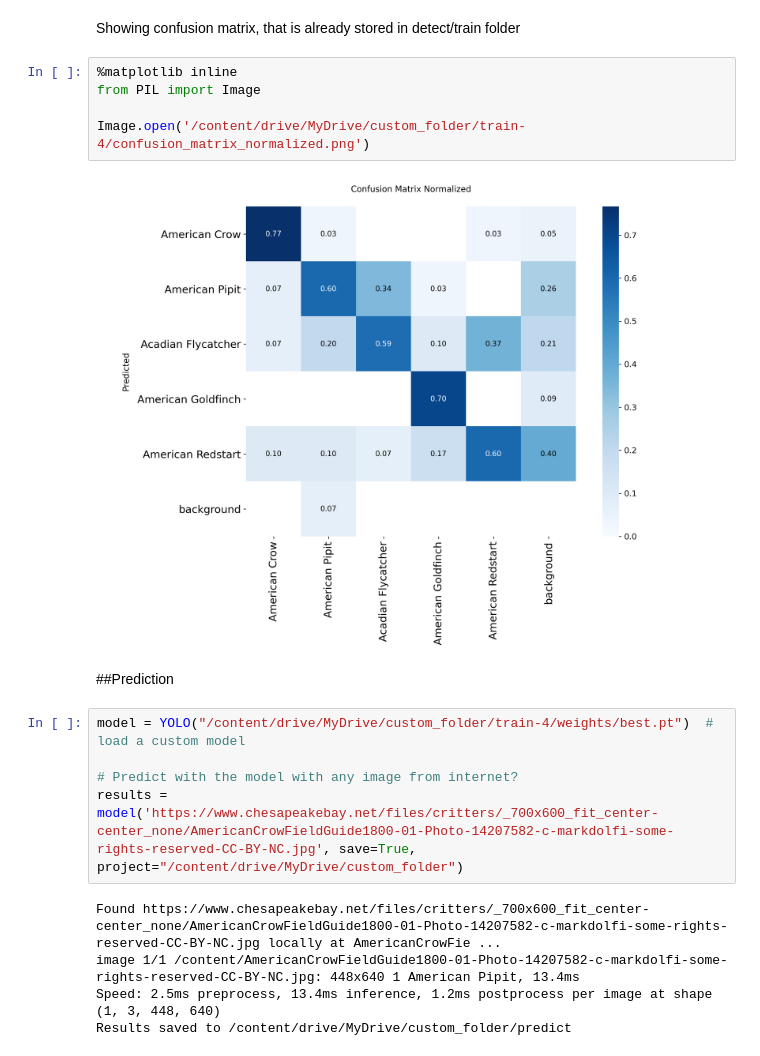
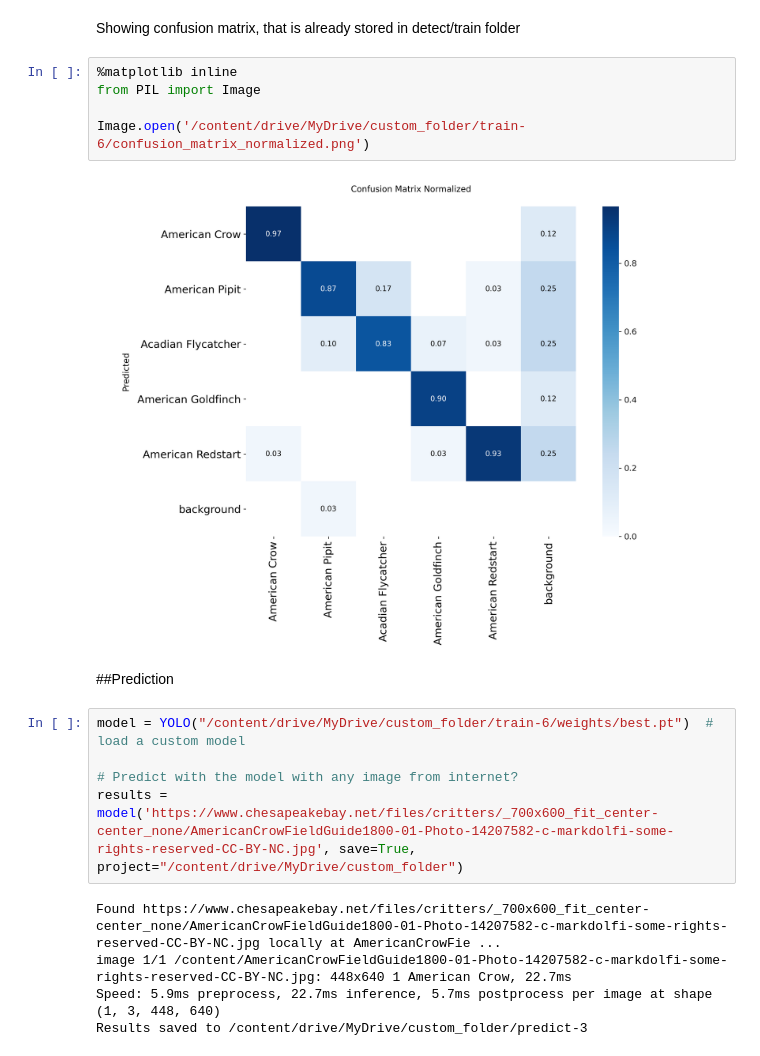
Before and after one commit to Yayu11/IAT360_Computer-Vision-Project, a Jupyter notebook: ComputerVisionProject.ipynb, the cells around one changed output. Saved outputs shown, nothing was run; the diff lists cells and outputs as text.

```diff
--- a/ComputerVisionProject.ipynb
+++ b/ComputerVisionProject.ipynb
@@ -700,22 +700,22 @@ Showing confusion matrix, that is already stored in detect/train folder
 # %%
 %matplotlib inline
 from PIL import Image
 
-Image.open('/content/drive/MyDrive/custom_folder/train-4/confusion_matrix_normalized.png')
+Image.open('/content/drive/MyDrive/custom_folder/train-6/confusion_matrix_normalized.png')
 # %% [output]
-[figure, old version]
+[figure, new version]
 # %% [markdown]
 ##Prediction
 # %%
-model = YOLO("/content/drive/MyDrive/custom_folder/train-4/weights/best.pt")  # load a custom model
+model = YOLO("/content/drive/MyDrive/custom_folder/train-6/weights/best.pt")  # load a custom model
 
 # Predict with the model with any image from internet?
 results = model('https://www.chesapeakebay.net/files/critters/_700x600_fit_center-center_none/AmericanCrowFieldGuide1800-01-Photo-14207582-c-markdolfi-some-rights-reserved-CC-BY-NC.jpg', save=True, project="/content/drive/MyDrive/custom_folder")
 # %% [output]
 Found https://www.chesapeakebay.net/files/critters/_700x600_fit_center-center_none/AmericanCrowFieldGuide1800-01-Photo-14207582-c-markdolfi-some-rights-reserved-CC-BY-NC.jpg locally at AmericanCrowFie ...
-image 1/1 /content/AmericanCrowFieldGuide1800-01-Photo-14207582-c-markdolfi-some-rights-reserved-CC-BY-NC.jpg: 448x640 1 American Pipit, 13.4ms
-Speed: 2.5ms preprocess, 13.4ms inference, 1.2ms postprocess per image at shape (1, 3, 448, 640)
-Results saved to /content/drive/MyDrive/custom_folder/predict
+image 1/1 /content/AmericanCrowFieldGuide1800-01-Photo-14207582-c-markdolfi-some-rights-reserved-CC-BY-NC.jpg: 448x640 1 American Crow, 22.7ms
+Speed: 5.9ms preprocess, 22.7ms inference, 5.7ms postprocess per image at shape (1, 3, 448, 640)
+Results saved to /content/drive/MyDrive/custom_folder/predict-3
 # %%
 # SHOW THE IMAGE STORED
 %matplotlib inline
```
Also changed, not shown: parts of 3 cells of this notebook.
